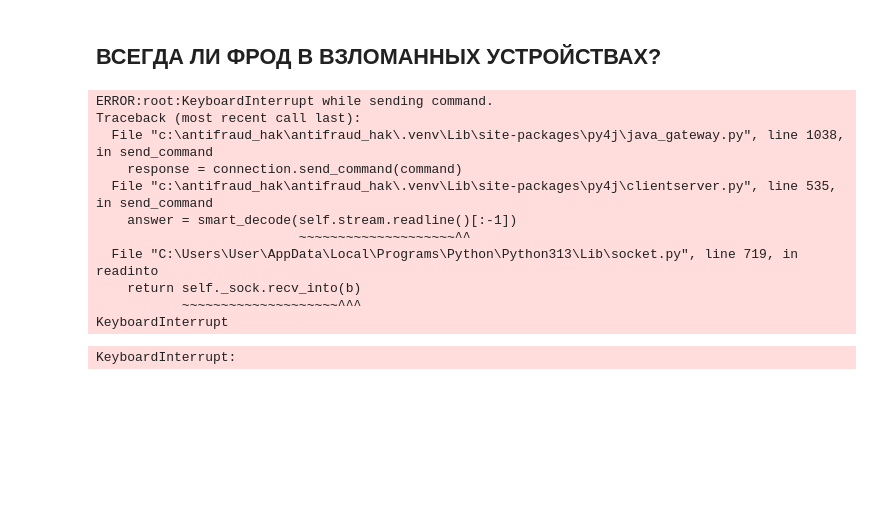
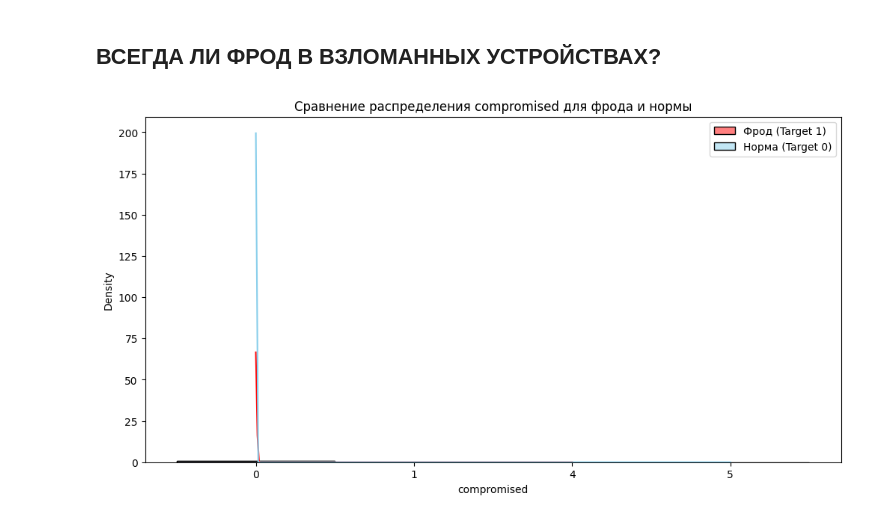
Before and after one commit to SergeyVoroninn/antifraud_hak, a Jupyter notebook: feat_eng/type_analize.ipynb, the cells around one changed output. Cells and saved outputs as stored; diff of their text form; code cells hidden in the pictures; blank space fills up the shorter version.

```diff
--- a/feat_eng/type_analize.ipynb
+++ b/feat_eng/type_analize.ipynb
@@ -71,26 +69,23 @@ plt.show()
 # %% [markdown]
 ## ВСЕГДА ЛИ ФРОД В ВЗЛОМАННЫХ УСТРОЙСТВАХ?
 # %%
+# Подготовка данных
+pdf1 = df_train.filter('target == 1').select('compromised').toPandas()
+# Для target=0 берем выборку, чтобы не перегрузить память
+pdf2 = df_train.filter('target == 0').select('compromised').sample(False, 0.1).toPandas()
 
-pdf1 = df_train.select('compromised').filter('target == 1').toPandas()
-pdf2 = df_train.select('compromised').filter('target == 0').sample(False, 0.1).toPandas()
 plt.figure(figsize=(12, 6))
 
-sns.histplot(data=pdf1, x="compromised", kde=True, color="skyblue")
-sns.histplot(data=pdf2, x="compromised", kde=True, color="skyblue")
+# Рисуем оба распределения на одних осях
+# stat="density" нормализует площади графиков, чтобы их можно было сравнить при разном кол-ве строк
+sns.histplot(data=pdf1, x="compromised", kde=True, color="red", label="Фрод (Target 1)", stat="density", common_norm=False)
+sns.histplot(data=pdf2, x="compromised", kde=True, color="skyblue", label="Норма (Target 0)", stat="density", common_norm=False)
 
-plt.title("Распределение ФРОДО (логарифмическая шкала)")
+plt.legend()
+plt.title("Сравнение распределения compromised для фрода и нормы")
+# Добавьте это, если данные сильно разбросаны:
+# plt.xscale('log')
+
 plt.show()
 # %% [output]
-ERROR:root:KeyboardInterrupt while sending command.
-Traceback (most recent call last):
-  File "c:\antifraud_hak\antifraud_hak\.venv\Lib\site-packages\py4j\java_gateway.py", line 1038, in send_command
-    response = connection.send_command(command)
-  File "c:\antifraud_hak\antifraud_hak\.venv\Lib\site-packages\py4j\clientserver.py", line 535, in send_command
-    answer = smart_decode(self.stream.readline()[:-1])
-                          ~~~~~~~~~~~~~~~~~~~~^^
-  File "C:\Users\User\AppData\Local\Programs\Python\Python313\Lib\socket.py", line 719, in readinto
-    return self._sock.recv_into(b)
-           ~~~~~~~~~~~~~~~~~~~~^^^
-KeyboardInterrupt
-KeyboardInterrupt:
+[figure, added]
```
Also changed, not shown: parts of 7 cells of this notebook.
